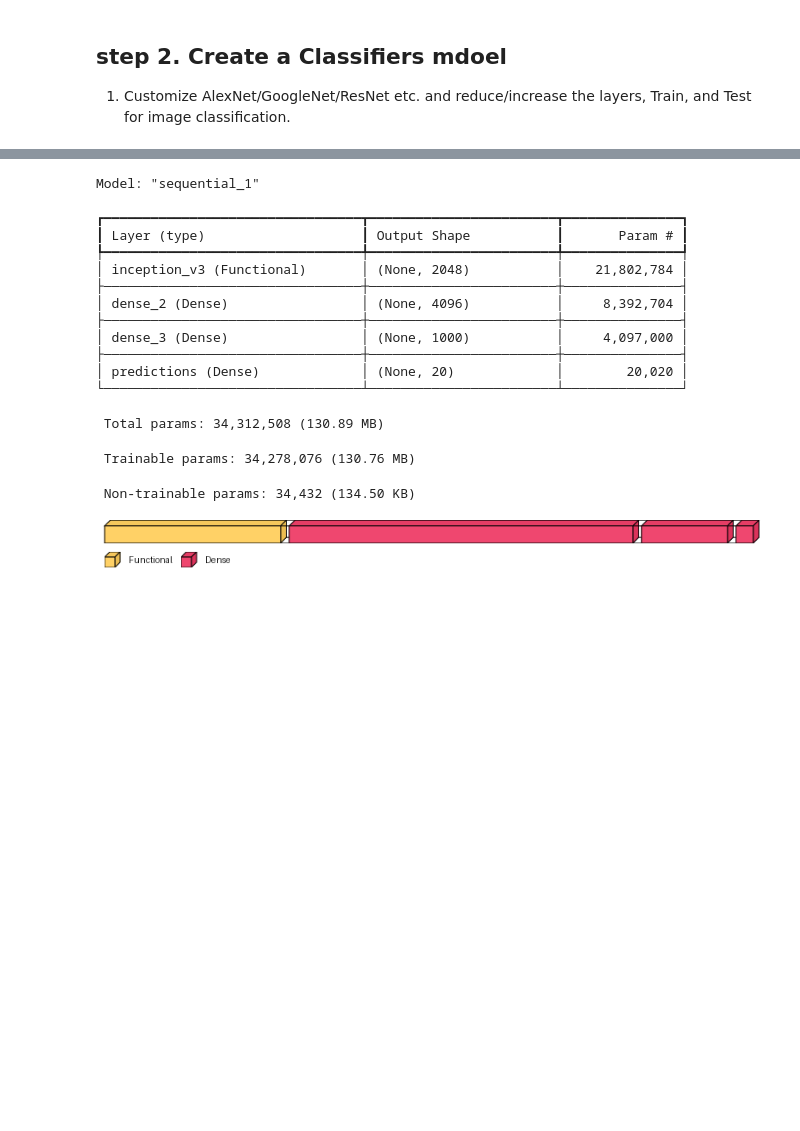
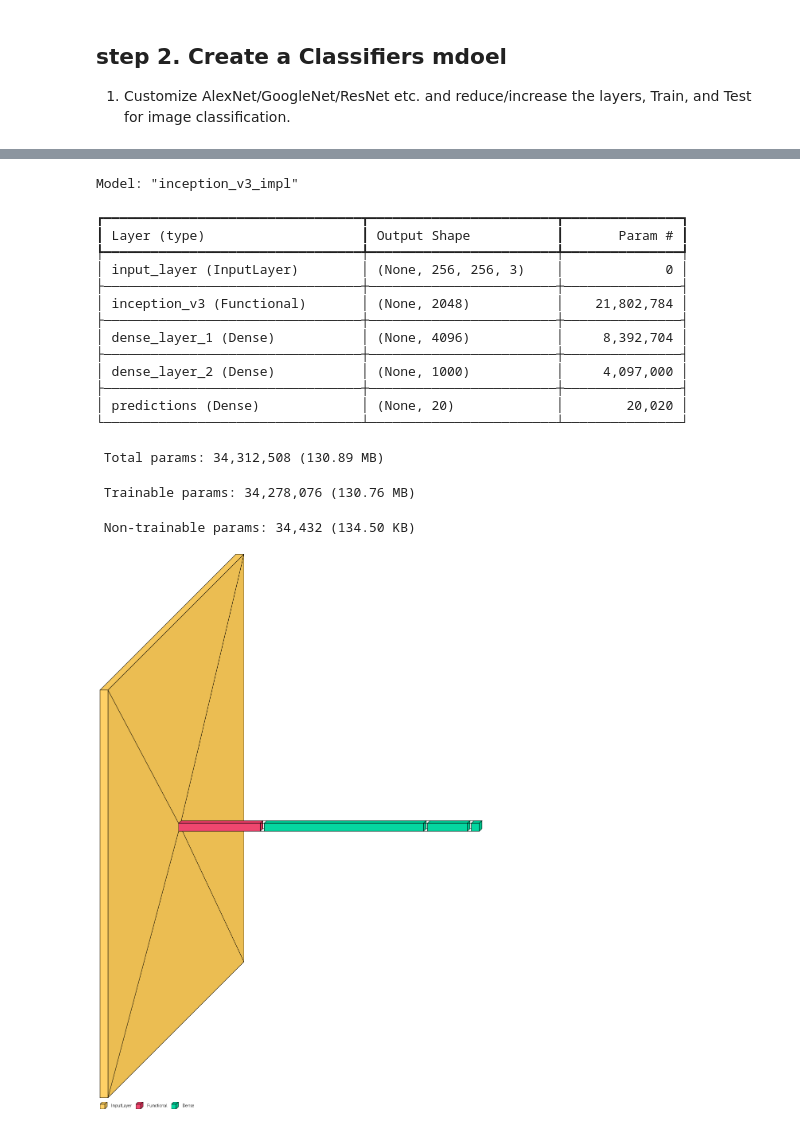
Before and after one commit to Stvchm9703/uts-deep-learning-tutoral-assignment, a Jupyter notebook: assignment-2/image-classification.nbconvert.ipynb, the cells around one changed output, grey strips where cells are left out. Drawn from its saved outputs; the diff is of its cells as text; code cells hidden in the pictures; blank space fills up the shorter version.

```diff
--- a/assignment-2/image-classification.nbconvert.ipynb
+++ b/assignment-2/image-classification.nbconvert.ipynb
@@ -396,33 +432,36 @@ Epoch 3/50
 # %%
 # train_ds, val_ds, class_names, num_classes
 # with tensorflow.device("/CPU:0"):
 def exec_train_InceptionV3():
     mod_name = "InceptionV3"
     inception_mod = create_model__inception_v3(num_classes)
     summary_model(inception_mod)
     inception_mod, hist = train_model(
         inception_mod, model_name=mod_name, train_ds=train_ds, val_ds=val_ds
     )
     view_train_chart(hist)
     os.makedirs("./models/img_clsr", exist_ok=True)
-    inception_mod.save(f"./models/img_clsr/{mod_name}.keras")
+    inception_mod.save(f"./models/img_clsr/{mod_name}.keras", overwrite=True)
+    inception_mod.export(f"./models/img_clsr/{mod_name}_asset/")
 
 exec_train_InceptionV3()
 # %% [output]
-Model: "sequential_1"
+Model: "inception_v3_impl"
 ┏━━━━━━━━━━━━━━━━━━━━━━━━━━━━━━━━━┳━━━━━━━━━━━━━━━━━━━━━━━━┳━━━━━━━━━━━━━━━┓
 ┃ Layer (type)                    ┃ Output Shape           ┃       Param # ┃
 ┡━━━━━━━━━━━━━━━━━━━━━━━━━━━━━━━━━╇━━━━━━━━━━━━━━━━━━━━━━━━╇━━━━━━━━━━━━━━━┩
+│ input_layer (InputLayer)        │ (None, 256, 256, 3)    │             0 │
+├─────────────────────────────────┼────────────────────────┼───────────────┤
 │ inception_v3 (Functional)       │ (None, 2048)           │    21,802,784 │
 ├─────────────────────────────────┼────────────────────────┼───────────────┤
-│ dense_2 (Dense)                 │ (None, 4096)           │     8,392,704 │
+│ dense_layer_1 (Dense)           │ (None, 4096)           │     8,392,704 │
 ├─────────────────────────────────┼────────────────────────┼───────────────┤
-│ dense_3 (Dense)                 │ (None, 1000)           │     4,097,000 │
+│ dense_layer_2 (Dense)           │ (None, 1000)           │     4,097,000 │
 ├─────────────────────────────────┼────────────────────────┼───────────────┤
 │ predictions (Dense)             │ (None, 20)             │        20,020 │
 └─────────────────────────────────┴────────────────────────┴───────────────┘
  Total params: 34,312,508 (130.89 MB)
  Trainable params: 34,278,076 (130.76 MB)
  Non-trainable params: 34,432 (134.50 KB)
-[figure, old version]
+[figure, new version]
 Epoch 1/50
```
Also changed, not shown: parts of 13 cells of this notebook, 3 other files.
